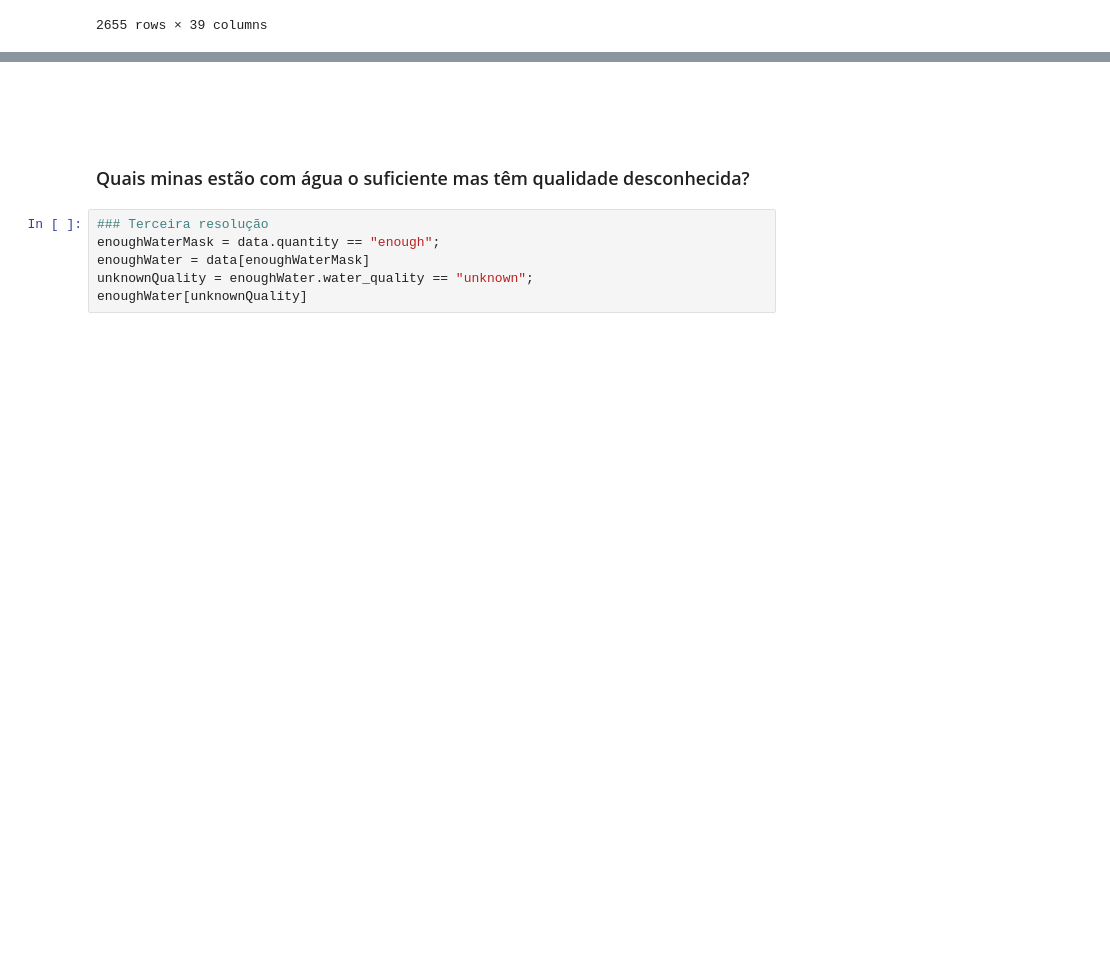
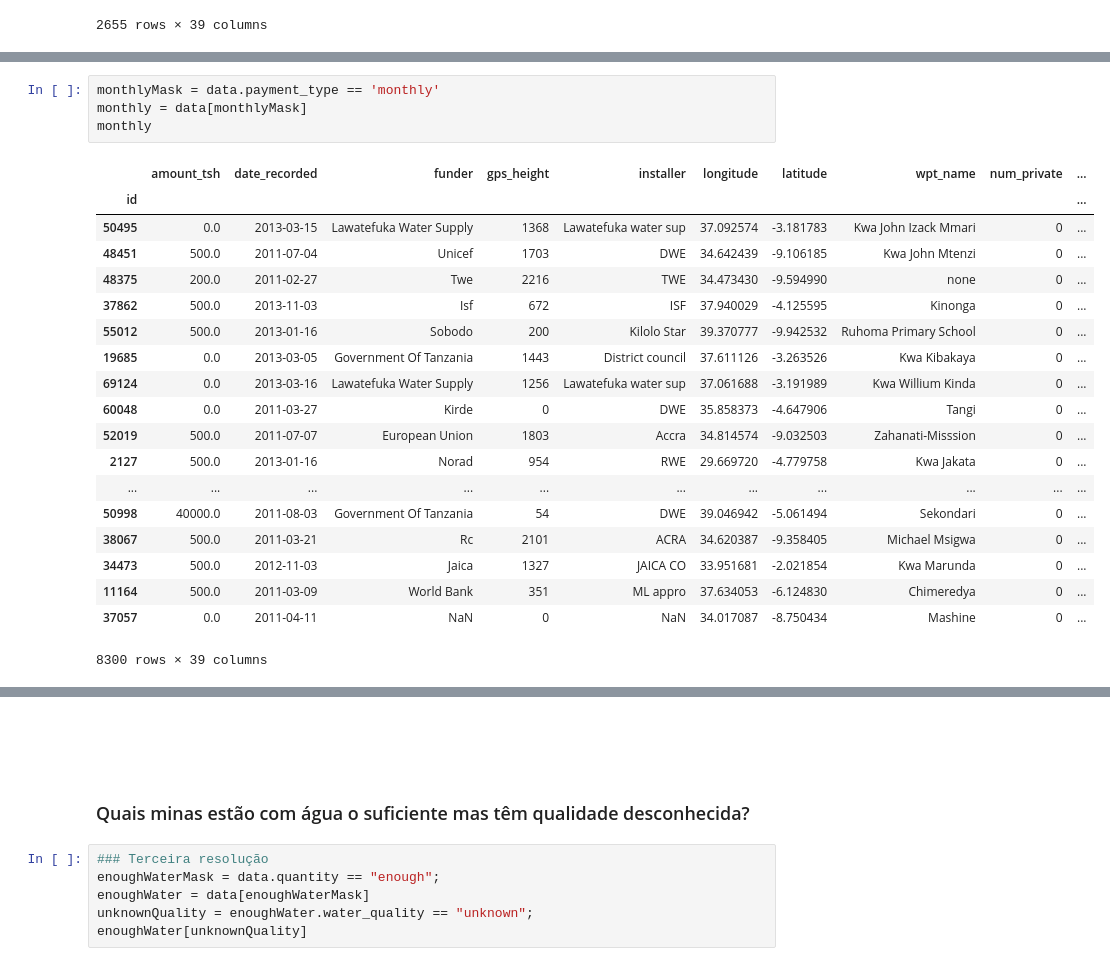
Before and after one commit to azabraao/IA-avaliacao-01, a Jupyter notebook: water-table.ipynb, the cells around one changed output, grey strips where cells are left out. Drawn from its saved outputs; the diff is of its cells as text; blank space fills up the shorter version.

```diff
--- a/water-table.ipynb
+++ b/water-table.ipynb
@@ -163,0 +209,24 @@ dryWaterPayment[wtSourceMask]
+# %%
+monthlyMask = data.payment_type == 'monthly'
+monthly = data[monthlyMask]
+monthly
+# %% [output]
+|  | amount_tsh | date_recorded | funder | gps_height | installer | longitude | latitude | wpt_name | num_private | ... |
+| id |  |  |  |  |  |  |  |  |  | ... |
+| 50495 | 0.0 | 2013-03-15 | Lawatefuka Water Supply | 1368 | Lawatefuka water sup | 37.092574 | -3.181783 | Kwa John Izack Mmari | 0 | ... |
+| 48451 | 500.0 | 2011-07-04 | Unicef | 1703 | DWE | 34.642439 | -9.106185 | Kwa John Mtenzi | 0 | ... |
+| 48375 | 200.0 | 2011-02-27 | Twe | 2216 | TWE | 34.473430 | -9.594990 | none | 0 | ... |
+| 37862 | 500.0 | 2013-11-03 | Isf | 672 | ISF | 37.940029 | -4.125595 | Kinonga | 0 | ... |
+| 55012 | 500.0 | 2013-01-16 | Sobodo | 200 | Kilolo Star | 39.370777 | -9.942532 | Ruhoma Primary School | 0 | ... |
+| 19685 | 0.0 | 2013-03-05 | Government Of Tanzania | 1443 | District council | 37.611126 | -3.263526 | Kwa Kibakaya | 0 | ... |
+| 69124 | 0.0 | 2013-03-16 | Lawatefuka Water Supply | 1256 | Lawatefuka water sup | 37.061688 | -3.191989 | Kwa Willium Kinda | 0 | ... |
+| 60048 | 0.0 | 2011-03-27 | Kirde | 0 | DWE | 35.858373 | -4.647906 | Tangi | 0 | ... |
+| 52019 | 500.0 | 2011-07-07 | European Union | 1803 | Accra | 34.814574 | -9.032503 | Zahanati-Misssion | 0 | ... |
+| 2127 | 500.0 | 2013-01-16 | Norad | 954 | RWE | 29.669720 | -4.779758 | Kwa Jakata | 0 | ... |
+| ... | ... | ... | ... | ... | ... | ... | ... | ... | ... | ... |
+| 50998 | 40000.0 | 2011-08-03 | Government Of Tanzania | 54 | DWE | 39.046942 | -5.061494 | Sekondari | 0 | ... |
+| 38067 | 500.0 | 2011-03-21 | Rc | 2101 | ACRA | 34.620387 | -9.358405 | Michael Msigwa | 0 | ... |
+| 34473 | 500.0 | 2012-11-03 | Jaica | 1327 | JAICA CO | 33.951681 | -2.021854 | Kwa Marunda | 0 | ... |
+| 11164 | 500.0 | 2011-03-09 | World Bank | 351 | ML appro | 37.634053 | -6.124830 | Chimeredya | 0 | ... |
+| 37057 | 0.0 | 2011-04-11 | NaN | 0 | NaN | 34.017087 | -8.750434 | Mashine | 0 | ... |
+8300 rows × 39 columns
```
Also changed, not shown: parts of 16 cells of this notebook.
